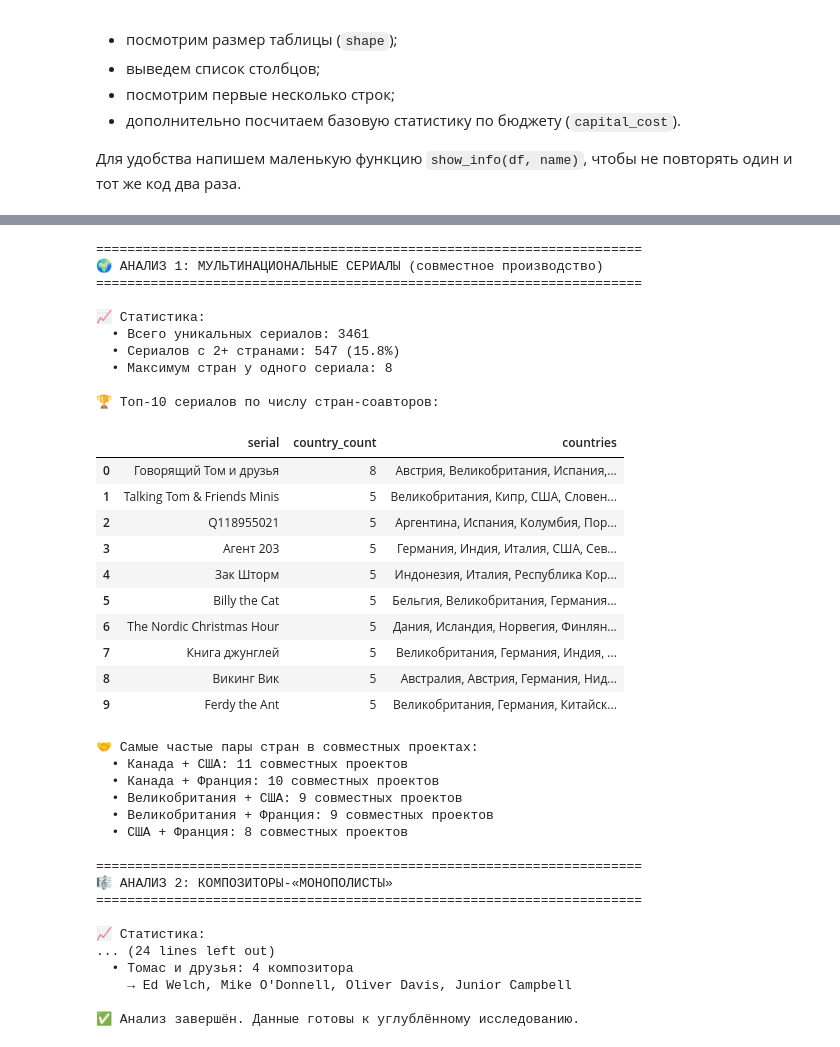
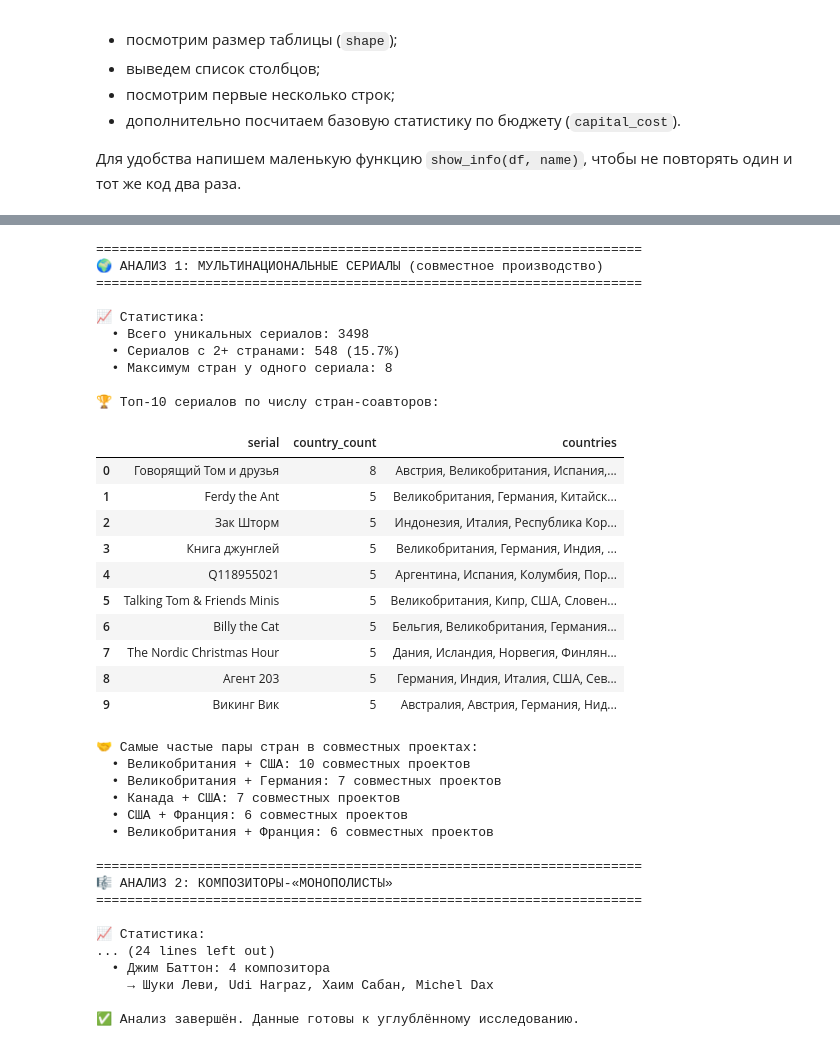
Before and after one commit to Darya-06/python-ai-Aleinik-Darya, a Jupyter notebook: notebooks/week2b_read_csv.ipynb, the cells around one changed output, grey strips where cells are left out. Saved outputs shown, nothing was run; the diff lists cells and outputs as text; code cells hidden in the pictures.

```diff
--- a/notebooks/week2b_read_csv.ipynb
+++ b/notebooks/week2b_read_csv.ipynb
@@ -185,12 +185,12 @@ print("=" * 70)
 print("🌍 АНАЛИЗ 1: МУЛЬТИНАЦИОНАЛЬНЫЕ СЕРИАЛЫ (совместное производство)")
 print("=" * 70)
 
-# Считаем уникальные страны для каждого сериала
-country_counts = df_series.groupby('serial')['country'].nunique().sort_values(ascending=False)
+# Группируем по уникальному идентификатору URL (а не по названию!)
+country_counts = df_series.groupby('URL')['country'].nunique().sort_values(ascending=False)
 
 # Фильтруем сериалы с 2+ странами
 multi_country_series = country_counts[country_counts >= 2]
-total_series = df_series['serial'].nunique()
+total_series = df_series['URL'].nunique()
 multi_country_pct = (len(multi_country_series) / total_series) * 100
 
 print(f"\n📈 Статистика:")
@@ -201,21 +201,29 @@ print(f"  • Максимум стран у одного сериала: {multi
 # Детали для топ-10 мультинациональных сериалов
 print("\n🏆 Топ-10 сериалов по числу стран-соавторов:")
 top_multi = multi_country_series.head(10).reset_index()
-top_multi.columns = ['serial', 'country_count']
+top_multi.columns = ['URL', 'country_count']
+
+# Добавляем название сериала (первое значение для каждого URL)
+def get_serial_name(url):
+    return df_series[df_series['URL'] == url]['serial'].iloc[0]
+
+top_multi['serial'] = top_multi['URL'].apply(get_serial_name)
 
 # Добавляем список стран для каждого сериала
-def get_countries(serial_name):
-    countries = df_series[df_series['serial'] == serial_name]['country'].unique()
+def get_countries(url):
+    countries = df_series[df_series['URL'] == url]['country'].unique()
     return ', '.join(sorted(countries))
 
-top_multi['countries'] = top_multi['serial'].apply(get_countries)
+top_multi['countries'] = top_multi['URL'].apply(get_countries)
+
+# Выводим в читаемом порядке: название, количество стран, страны
 display(top_multi[['serial', 'country_count', 'countries']].style.set_properties(**{'text-align': 'left'}))
 
 # Анализ самых частых пар стран
 print("\n🤝 Самые частые пары стран в совместных проектах:")
 country_pairs = []
-for serial in multi_country_series.index[:50]:  # берём топ-50 для анализа
-    countries = sorted(df_series[df_series['serial'] == serial]['country'].unique())
+for url in multi_country_series.index[:50]:  # берём топ-50 для анализа
+    countries = sorted(df_series[df_series['URL'] == url]['country'].unique())
     if len(countries) >= 2:
         for i in range(len(countries)):
             for j in range(i+1, len(countries)):
@@ -231,8 +239,8 @@ print("\n" + "=" * 70)
 print("🎼 АНАЛИЗ 2: КОМПОЗИТОРЫ-«МОНОПОЛИСТЫ»")
 print("=" * 70)
 
-# Проверяем уникальность композитора для каждого сериала
-composer_uniqueness = df_series.groupby('serial')['composer'].nunique()
+# Проверяем уникальность композитора для каждого сериала (по уникальному URL)
+composer_uniqueness = df_series.groupby('URL')['composer'].nunique()
 monopolist_series = composer_uniqueness[composer_uniqueness == 1].index.tolist()
 non_monopolist_series = composer_uniqueness[composer_uniqueness > 1].index.tolist()
 
@@ -241,56 +249,58 @@ monopolist_pct = (len(monopolist_series) / total_series) * 100
 print(f"\n📈 Статистика:")
 print(f"  • Сериалов с единым композитором: {len(monopolist_series)} ({monopolist_pct:.1f}%)")
 print(f"  • Сериалов со сменой композитора: {len(non_monopolist_series)} ({100 - monopolist_pct:.1f}%)")
 
 # Топ-5 композиторов-монополистов по числу сериалов
 print("\n🏆 Топ-5 композиторов-«монополистов» (сервис единого звучания):")
-monopolist_composers = df_series[df_series['serial'].isin(monopolist_series)]
-top_composers = monopolist_composers.groupby('composer')['serial'].nunique().sort_values(ascending=False).head(5)
+monopolist_composers = df_series[df_series['URL'].isin(monopolist_series)]
+top_composers = monopolist_composers.groupby('composer')['URL'].nunique().sort_values(ascending=False).head(5)
 
 for rank, (composer, count) in enumerate(top_composers.items(), 1):
     # Примеры сериалов для этого композитора
-    examples = monopolist_composers[monopolist_composers['composer'] == composer]['serial'].unique()[:3]
+    examples_urls = monopolist_composers[monopolist_composers['composer'] == composer]['URL'].unique()[:3]
+    examples = [df_series[df_series['URL'] == url]['serial'].iloc[0] for url in examples_urls]
     examples_str = ', '.join(examples)
     print(f"  {rank}. {composer} — {count} сериалов")
     print(f"     Примеры: {examples_str}")
 
 # Контраст: сериалы с максимальной сменой композиторов
 print("\n⚠️  Сериалы с наибольшей сменой композиторов (признак перезапусков):")
 composer_changes = composer_uniqueness[composer_uniqueness > 1].sort_values(ascending=False).head(5)
-for serial, count in composer_changes.items():
-    composers = ', '.join(df_series[df_series['serial'] == serial]['composer'].unique())
-    print(f"  • {serial}: {count} композитора")
+for url, count in composer_changes.items():
+    serial_name = df_series[df_series['URL'] == url]['serial'].iloc[0]
+    composers = ', '.join(df_series[df_series['URL'] == url]['composer'].unique())
+    print(f"  • {serial_name}: {count} композитора")
     print(f"    → {composers}")
 
 print("\n✅ Анализ завершён. Данные готовы к углублённому исследованию.")
 # %% [output]
 ======================================================================
 🌍 АНАЛИЗ 1: МУЛЬТИНАЦИОНАЛЬНЫЕ СЕРИАЛЫ (совместное производство)
 ======================================================================
 
 📈 Статистика:
-  • Всего уникальных сериалов: 3461
-  • Сериалов с 2+ странами: 547 (15.8%)
+  • Всего уникальных сериалов: 3498
+  • Сериалов с 2+ странами: 548 (15.7%)
   • Максимум стран у одного сериала: 8
 
 🏆 Топ-10 сериалов по числу стран-соавторов:
 |  | serial | country_count | countries |
 | 0 | Говорящий Том и друзья | 8 | Австрия, Великобритания, Испания,... |
-| 1 | Talking Tom & Friends Minis | 5 | Великобритания, Кипр, США, Словен... |
-| 2 | Q118955021 | 5 | Аргентина, Испания, Колумбия, Пор... |
-| 3 | Агент 203 | 5 | Германия, Индия, Италия, США, Сев... |
-| 4 | Зак Шторм | 5 | Индонезия, Италия, Республика Кор... |
-| 5 | Billy the Cat | 5 | Бельгия, Великобритания, Германия... |
-| 6 | The Nordic Christmas Hour | 5 | Дания, Исландия, Норвегия, Финлян... |
-| 7 | Книга джунглей | 5 | Великобритания, Германия, Индия, ... |
-| 8 | Викинг Вик | 5 | Австралия, Австрия, Германия, Нид... |
-| 9 | Ferdy the Ant | 5 | Великобритания, Германия, Китайск... |
+| 1 | Ferdy the Ant | 5 | Великобритания, Германия, Китайск... |
+| 2 | Зак Шторм | 5 | Индонезия, Италия, Республика Кор... |
+| 3 | Книга джунглей | 5 | Великобритания, Германия, Индия, ... |
+| 4 | Q118955021 | 5 | Аргентина, Испания, Колумбия, Пор... |
+| 5 | Talking Tom & Friends Minis | 5 | Великобритания, Кипр, США, Словен... |
+| 6 | Billy the Cat | 5 | Бельгия, Великобритания, Германия... |
+| 7 | The Nordic Christmas Hour | 5 | Дания, Исландия, Норвегия, Финлян... |
+| 8 | Агент 203 | 5 | Германия, Индия, Италия, США, Сев... |
+| 9 | Викинг Вик | 5 | Австралия, Австрия, Германия, Нид... |
 🤝 Самые частые пары стран в совместных проектах:
-  • Канада + США: 11 совместных проектов
-  • Канада + Франция: 10 совместных проектов
-  • Великобритания + США: 9 совместных проектов
-  • Великобритания + Франция: 9 совместных проектов
-  • США + Франция: 8 совместных проектов
+  • Великобритания + США: 10 совместных проектов
+  • Великобритания + Германия: 7 совместных проектов
+  • Канада + США: 7 совместных проектов
+  • США + Франция: 6 совместных проектов
+  • Великобритания + Франция: 6 совместных проектов
 
 ======================================================================
 🎼 АНАЛИЗ 2: КОМПОЗИТОРЫ-«МОНОПОЛИСТЫ»
@@ -298,8 +308,8 @@ print("\n✅ Анализ завершён. Данные готовы к угл
 
 📈 Статистика:
 ... (24 lines left out)
-  • Томас и друзья: 4 композитора
-    → Ed Welch, Mike O'Donnell, Oliver Davis, Junior Campbell
+  • Джим Баттон: 4 композитора
+    → Шуки Леви, Udi Harpaz, Хаим Сабан, Michel Dax
 
 ✅ Анализ завершён. Данные готовы к углублённому исследованию.
 # %% [markdown]
```
Also changed, not shown: parts of 3 cells of this notebook.
